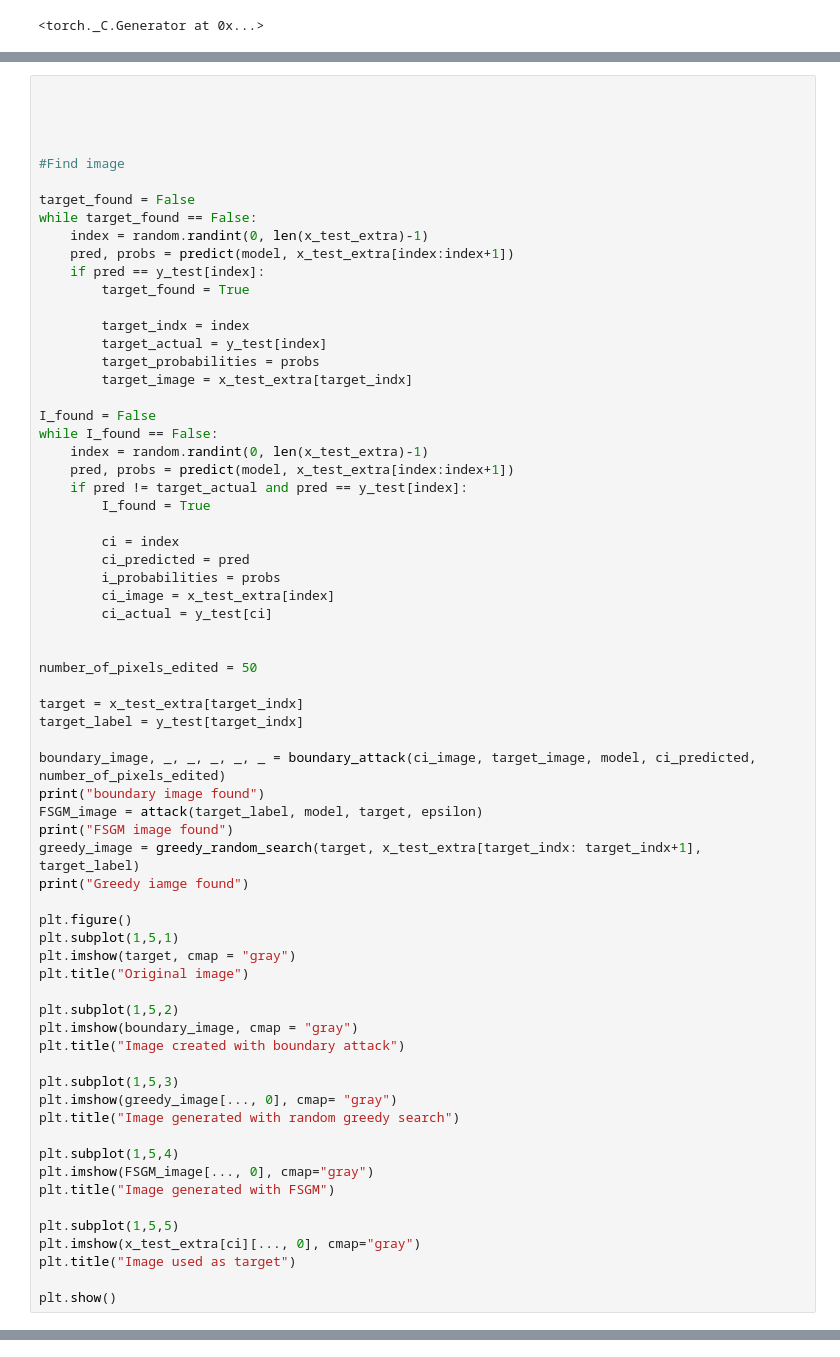
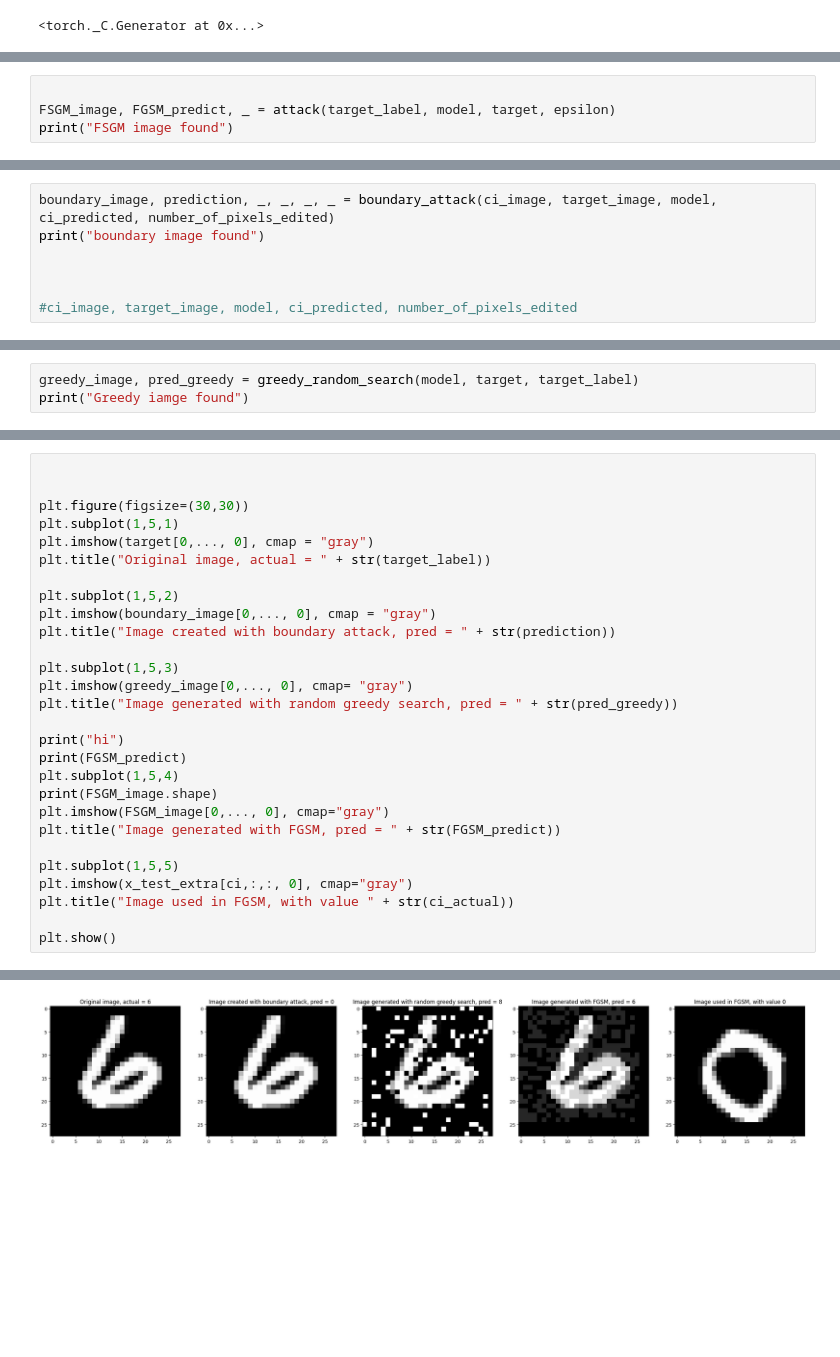
Before and after one commit to CleosCleopatra/Comp-AI, a Jupyter notebook: Assignment4.ipynb, the cells around one changed output, grey strips where cells are left out. Drawn from its saved outputs; the diff is of its cells as text; blank space fills up the shorter version.

```diff
--- a/Assignment4.ipynb
+++ b/Assignment4.ipynb
@@ -413,0 +555,4 @@ def greedy_random_search(image, image_and_following, true_label, max_step = 500)
+# %%
+
+FSGM_image, FGSM_predict, _ = attack(target_label, model, target, epsilon)
+print("FSGM image found")
@@ -413,0 +561,7 @@ def greedy_random_search(image, image_and_following, true_label, max_step = 500)
+# %%
+boundary_image, prediction, _, _, _, _ = boundary_attack(ci_image, target_image, model, ci_predicted, number_of_pixels_edited)
+print("boundary image found")
+
+
+
+#ci_image, target_image, model, ci_predicted, number_of_pixels_edited
@@ -413,0 +576,3 @@ def greedy_random_search(image, image_and_following, true_label, max_step = 500)
+# %%
+greedy_image, pred_greedy = greedy_random_search(model, target, target_label)
+print("Greedy iamge found")
@@ -414,68 +584,29 @@ def greedy_random_search(image, image_and_following, true_label, max_step = 500)
 # %%
 
 
-
-
-#Find image
-
-target_found = False
-while target_found == False:
-    index = random.randint(0, len(x_test_extra)-1)
-    pred, probs = predict(model, x_test_extra[index:index+1])
-    if pred == y_test[index]:
-        target_found = True
-
-        target_indx = index
-        target_actual = y_test[index]
-        target_probabilities = probs
-        target_image = x_test_extra[target_indx]
-
-I_found = False
-while I_found == False:
-    index = random.randint(0, len(x_test_extra)-1)
-    pred, probs = predict(model, x_test_extra[index:index+1])
-    if pred != target_actual and pred == y_test[index]:
-        I_found = True
-
-        ci = index
-        ci_predicted = pred
-        i_probabilities = probs
-        ci_image = x_test_extra[index]
-        ci_actual = y_test[ci]
-
-
-number_of_pixels_edited = 50
-
-target = x_test_extra[target_indx]
-target_label = y_test[target_indx]
-
-boundary_image, _, _, _, _, _ = boundary_attack(ci_image, target_image, model, ci_predicted, number_of_pixels_edited)
-print("boundary image found")
-FSGM_image = attack(target_label, model, target, epsilon)
-print("FSGM image found")
-greedy_image = greedy_random_search(target, x_test_extra[target_indx: target_indx+1], target_label)
-print("Greedy iamge found")
-
-plt.figure()
+plt.figure(figsize=(30,30))
 plt.subplot(1,5,1)
-plt.imshow(target, cmap = "gray")
-plt.title("Original image")
+plt.imshow(target[0,..., 0], cmap = "gray")
+plt.title("Original image, actual = " + str(target_label))
 
 plt.subplot(1,5,2)
-plt.imshow(boundary_image, cmap = "gray")
-plt.title("Image created with boundary attack")
+plt.imshow(boundary_image[0,..., 0], cmap = "gray")
+plt.title("Image created with boundary attack, pred = " + str(prediction))
 
 plt.subplot(1,5,3)
-plt.imshow(greedy_image[..., 0], cmap= "gray")
-plt.title("Image generated with random greedy search")
+plt.imshow(greedy_image[0,..., 0], cmap= "gray")
+plt.title("Image generated with random greedy search, pred = " + str(pred_greedy))
 
+print("hi")
+print(FGSM_predict)
 plt.subplot(1,5,4)
-plt.imshow(FSGM_image[..., 0], cmap="gray")
-plt.title("Image generated with FSGM")
+print(FSGM_image.shape)
+plt.imshow(FSGM_image[0,..., 0], cmap="gray")
+plt.title("Image generated with FGSM, pred = " + str(FGSM_predict))
 
 plt.subplot(1,5,5)
-plt.imshow(x_test_extra[ci][..., 0], cmap="gray")
-plt.title("Image used as target")
+plt.imshow(x_test_extra[ci,:,:, 0], cmap="gray")
+plt.title("Image used in FGSM, with value " + str(ci_actual))
 
 plt.show()
 # %% [output]
@@ -482,0 +616 @@ NameError: name 'boundary_attack' is not defined
+[figure, added]
```
Also changed, not shown: parts of 12 cells of this notebook.
